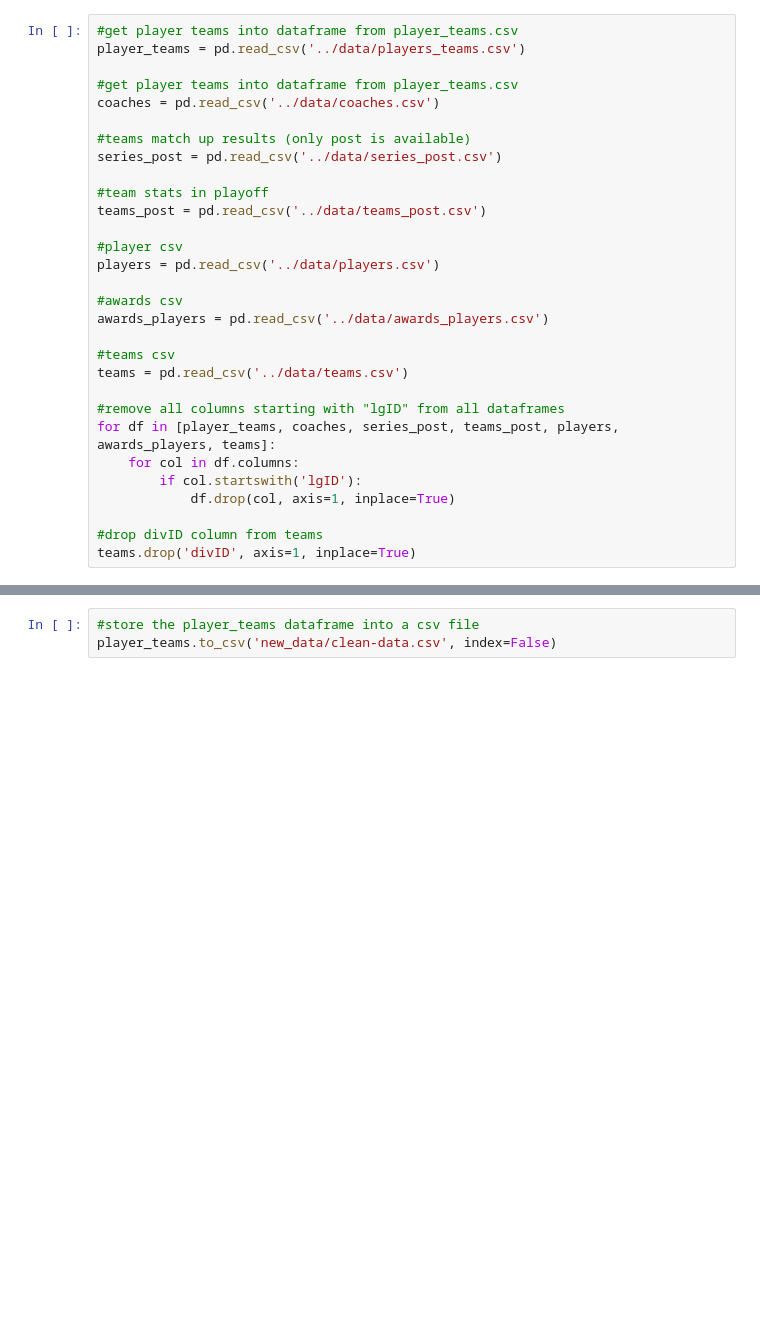
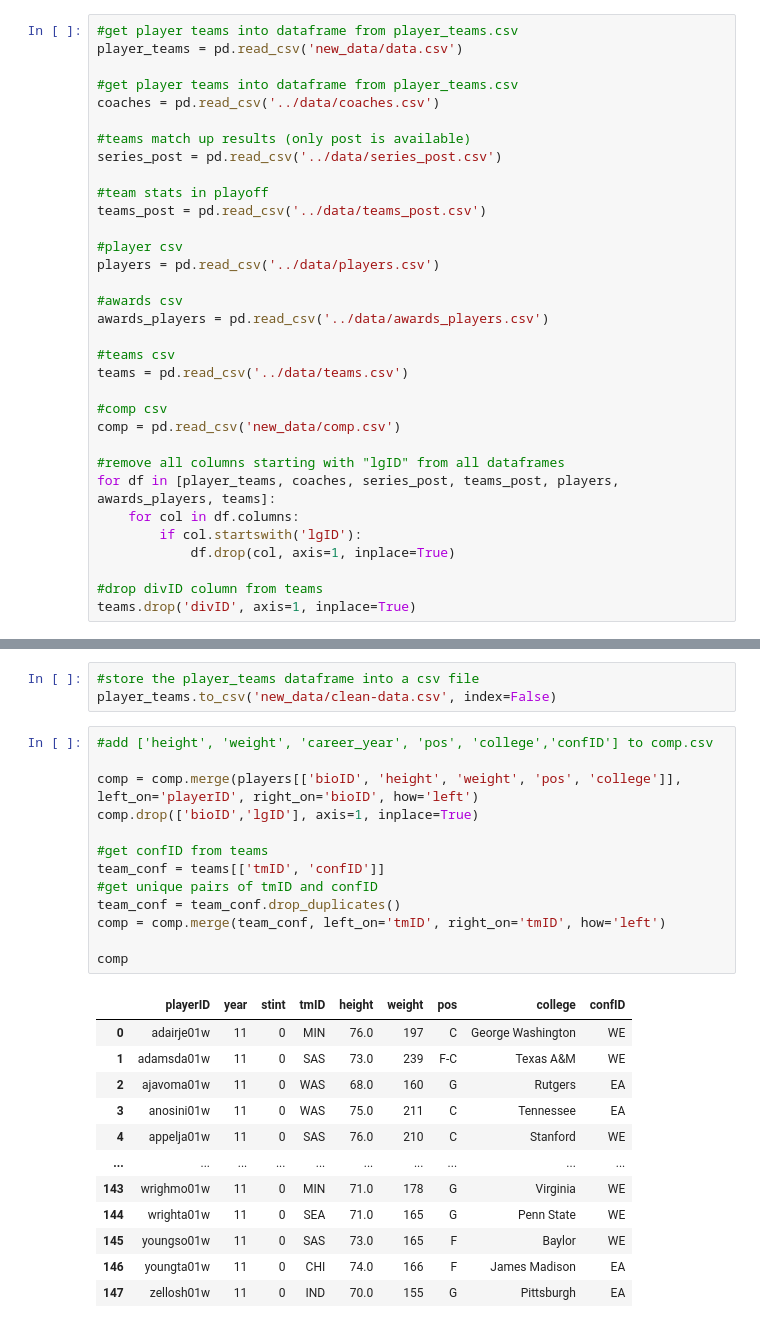
Before and after one commit to P1ntas/Machine-Learning, a Jupyter notebook: src/1-data_analysis.ipynb, the cells around one changed output, grey strips where cells are left out. Saved outputs shown, nothing was run; the diff lists cells and outputs as text; blank space fills up the shorter version.

```diff
--- a/src/1-data_analysis.ipynb
+++ b/src/1-data_analysis.ipynb
@@ -12,7 +12,7 @@ import warnings
 warnings.filterwarnings('ignore')
 # %%
 #get player teams into dataframe from player_teams.csv
-player_teams = pd.read_csv('../data/players_teams.csv')
+player_teams = pd.read_csv('new_data/data.csv')
 
 #get player teams into dataframe from player_teams.csv
 coaches = pd.read_csv('../data/coaches.csv')
@@ -32,6 +32,9 @@ awards_players = pd.read_csv('../data/awards_players.csv')
 #teams csv
 teams = pd.read_csv('../data/teams.csv')
 
+#comp csv
+comp = pd.read_csv('new_data/comp.csv')
+
 #remove all columns starting with "lgID" from all dataframes
 for df in [player_teams, coaches, series_post, teams_post, players, awards_players, teams]:
     for col in df.columns:
@@ -236,3 +239,29 @@ player_teams.head()
 # %%
 #store the player_teams dataframe into a csv file
 player_teams.to_csv('new_data/clean-data.csv', index=False)
+# %%
+#add ['height', 'weight', 'career_year', 'pos', 'college','confID'] to comp.csv
+
+comp = comp.merge(players[['bioID', 'height', 'weight', 'pos', 'college']], left_on='playerID', right_on='bioID', how='left')
+comp.drop(['bioID','lgID'], axis=1, inplace=True)
+
+#get confID from teams
+team_conf = teams[['tmID', 'confID']]
+#get unique pairs of tmID and confID
+team_conf = team_conf.drop_duplicates()
+comp = comp.merge(team_conf, left_on='tmID', right_on='tmID', how='left')
+
+comp
+# %% [output]
+|  | playerID | year | stint | tmID | height | weight | pos | college | confID |
+| 0 | adairje01w | 11 | 0 | MIN | 76.0 | 197 | C | George Washington | WE |
+| 1 | adamsda01w | 11 | 0 | SAS | 73.0 | 239 | F-C | Texas A&M | WE |
+| 2 | ajavoma01w | 11 | 0 | WAS | 68.0 | 160 | G | Rutgers | EA |
+| 3 | anosini01w | 11 | 0 | WAS | 75.0 | 211 | C | Tennessee | EA |
+| 4 | appelja01w | 11 | 0 | SAS | 76.0 | 210 | C | Stanford | WE |
+| ... | ... | ... | ... | ... | ... | ... | ... | ... | ... |
+| 143 | wrighmo01w | 11 | 0 | MIN | 71.0 | 178 | G | Virginia | WE |
+| 144 | wrighta01w | 11 | 0 | SEA | 71.0 | 165 | G | Penn State | WE |
+| 145 | youngso01w | 11 | 0 | SAS | 73.0 | 165 | F | Baylor | WE |
+| 146 | youngta01w | 11 | 0 | CHI | 74.0 | 166 | F | James Madison | EA |
+| 147 | zellosh01w | 11 | 0 | IND | 70.0 | 155 | G | Pittsburgh | EA |
```
Also changed, not shown: parts of 2 cells of this notebook, 7 other files.
